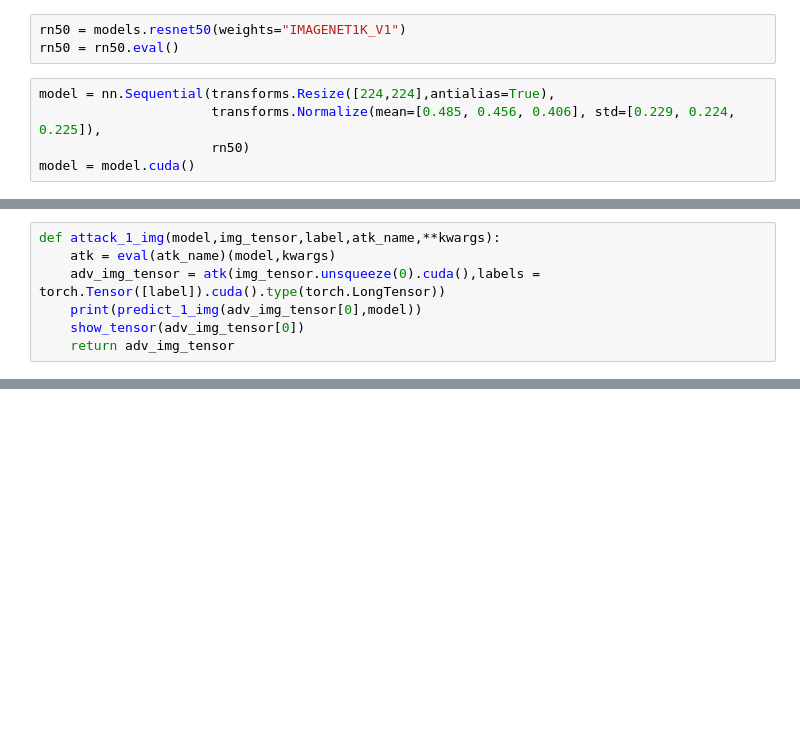
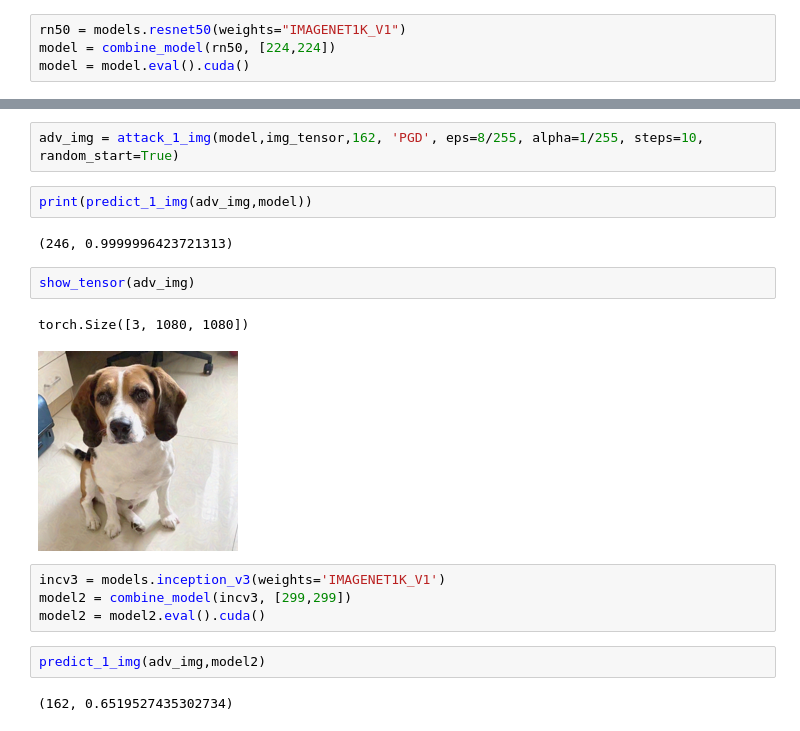
Before and after one commit to HanxiuZhang/low_freq_attack, a Jupyter notebook: 0724.ipynb, the cells around one changed output, grey strips where cells are left out. Cells and saved outputs as stored; diff of their text form; blank space fills up the shorter version.

```diff
--- a/0724.ipynb
+++ b/0724.ipynb
@@ -38,8 +20,4 @@ img_tensor_dct = dct_tensor(img_tensor)
 # %%
 rn50 = models.resnet50(weights="IMAGENET1K_V1")
-rn50 = rn50.eval()
+model = combine_model(rn50, [224,224])
+model = model.eval().cuda()
-# %%
-model = nn.Sequential(transforms.Resize([224,224],antialias=True),
-                      transforms.Normalize(mean=[0.485, 0.456, 0.406], std=[0.229, 0.224, 0.225]),
-                      rn50)
-model = model.cuda()
@@ -56,7 +27,0 @@ print(predict_1_img(img_tensor,model))
-# %%
-def attack_1_img(model,img_tensor,label,atk_name,**kwargs):
-    atk = eval(atk_name)(model,kwargs)
-    adv_img_tensor = atk(img_tensor.unsqueeze(0).cuda(),labels = torch.Tensor([label]).cuda().type(torch.LongTensor))
-    print(predict_1_img(adv_img_tensor[0],model))
-    show_tensor(adv_img_tensor[0])
-    return adv_img_tensor
@@ -75,0 +28,19 @@ Downloading: "https://download.pytorch.org/models/inception_v3_google-0cc3c7bd.p
+# %%
+adv_img = attack_1_img(model,img_tensor,162, 'PGD', eps=8/255, alpha=1/255, steps=10, random_start=True)
+# %%
+print(predict_1_img(adv_img,model))
+# %% [output]
+(246, 0.9999996423721313)
+# %%
+show_tensor(adv_img)
+# %% [output]
+torch.Size([3, 1080, 1080])
+[figure, added]
+# %%
+incv3 = models.inception_v3(weights='IMAGENET1K_V1')
+model2 = combine_model(incv3, [299,299])
+model2 = model2.eval().cuda()
+# %%
+predict_1_img(adv_img,model2)
+# %% [output]
+(162, 0.6519527435302734)
```
Also changed, not shown: parts of 11 cells of this notebook, 4 other files.
